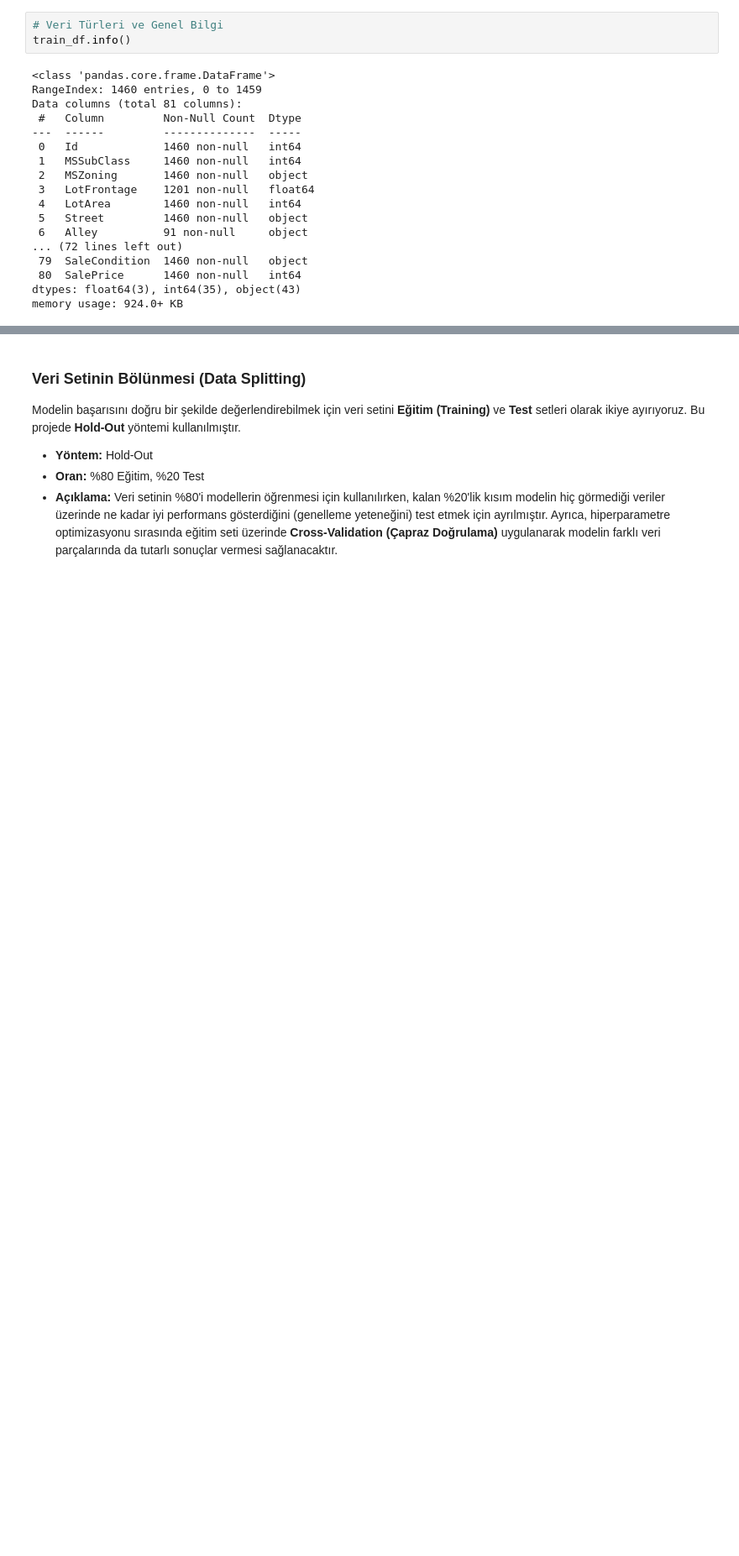
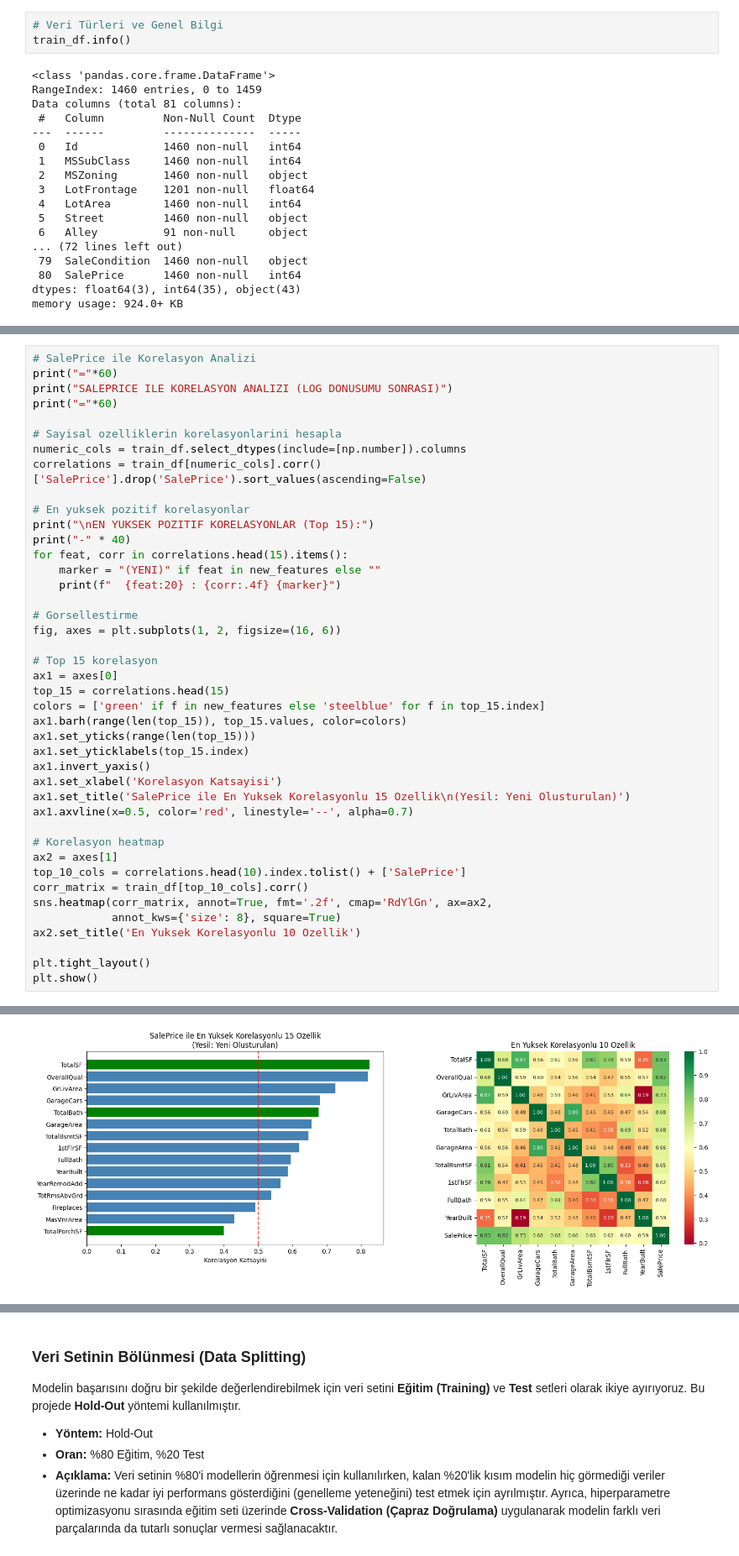
Before and after one commit to Han-Bayraktar/ML-Algorithms-Comparison-on-House-Prices---Advanced-Regression-Techniques, a Jupyter notebook: house_price_prediction.ipynb, the cells around one changed output, grey strips where cells are left out. Shown: that part at 84% size. Saved outputs shown, nothing was run; the diff lists cells and outputs as text; blank space fills up the shorter version.

```diff
--- a/house_price_prediction.ipynb
+++ b/house_price_prediction.ipynb
@@ -232,0 +335,43 @@ Bu bölümde Ridge, Lasso, Random Forest, XGBoost, LightGBM ve Gradient Boosting
+# %%
+# SalePrice ile Korelasyon Analizi
+print("="*60)
+print("SALEPRICE ILE KORELASYON ANALIZI (LOG DONUSUMU SONRASI)")
+print("="*60)
+
+# Sayisal ozelliklerin korelasyonlarini hesapla
+numeric_cols = train_df.select_dtypes(include=[np.number]).columns
+correlations = train_df[numeric_cols].corr()['SalePrice'].drop('SalePrice').sort_values(ascending=False)
+
+# En yuksek pozitif korelasyonlar
+print("\nEN YUKSEK POZITIF KORELASYONLAR (Top 15):")
+print("-" * 40)
+for feat, corr in correlations.head(15).items():
+    marker = "(YENI)" if feat in new_features else ""
+    print(f"  {feat:20} : {corr:.4f} {marker}")
+
+# Gorsellestirme
+fig, axes = plt.subplots(1, 2, figsize=(16, 6))
+
+# Top 15 korelasyon
+ax1 = axes[0]
+top_15 = correlations.head(15)
+colors = ['green' if f in new_features else 'steelblue' for f in top_15.index]
+ax1.barh(range(len(top_15)), top_15.values, color=colors)
+ax1.set_yticks(range(len(top_15)))
+ax1.set_yticklabels(top_15.index)
+ax1.invert_yaxis()
+ax1.set_xlabel('Korelasyon Katsayisi')
+ax1.set_title('SalePrice ile En Yuksek Korelasyonlu 15 Ozellik\n(Yesil: Yeni Olusturulan)')
+ax1.axvline(x=0.5, color='red', linestyle='--', alpha=0.7)
+
+# Korelasyon heatmap
+ax2 = axes[1]
+top_10_cols = correlations.head(10).index.tolist() + ['SalePrice']
+corr_matrix = train_df[top_10_cols].corr()
+sns.heatmap(corr_matrix, annot=True, fmt='.2f', cmap='RdYlGn', ax=ax2,
+            annot_kws={'size': 8}, square=True)
+ax2.set_title('En Yuksek Korelasyonlu 10 Ozellik')
+
+plt.tight_layout()
+plt.show()
+# %% [output]
@@ -232,0 +395 @@ Bu bölümde Ridge, Lasso, Random Forest, XGBoost, LightGBM ve Gradient Boosting
+[figure, added]
```
Also changed, not shown: parts of 66 cells of this notebook, 1 other file.
